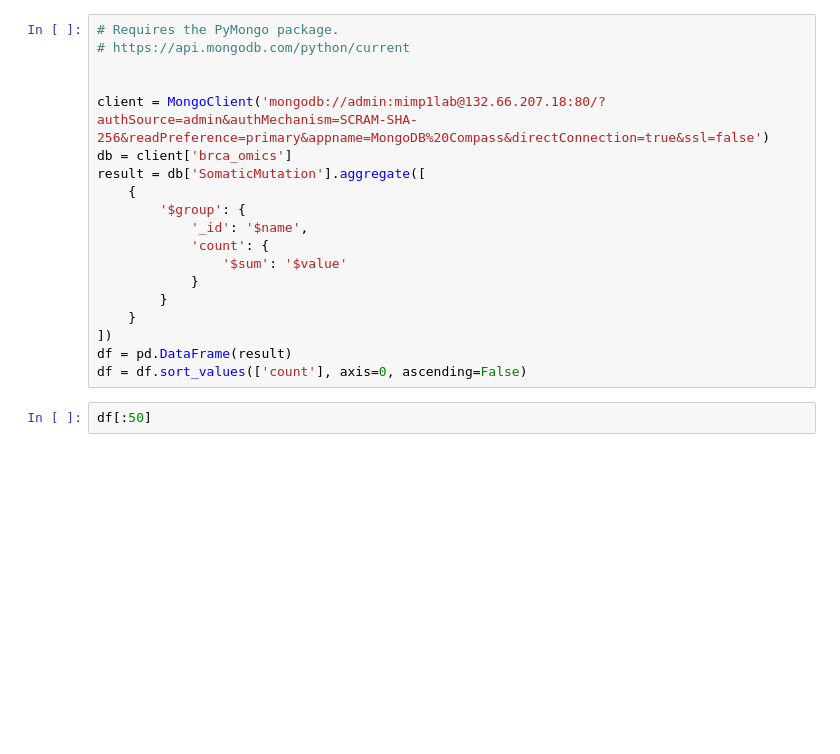
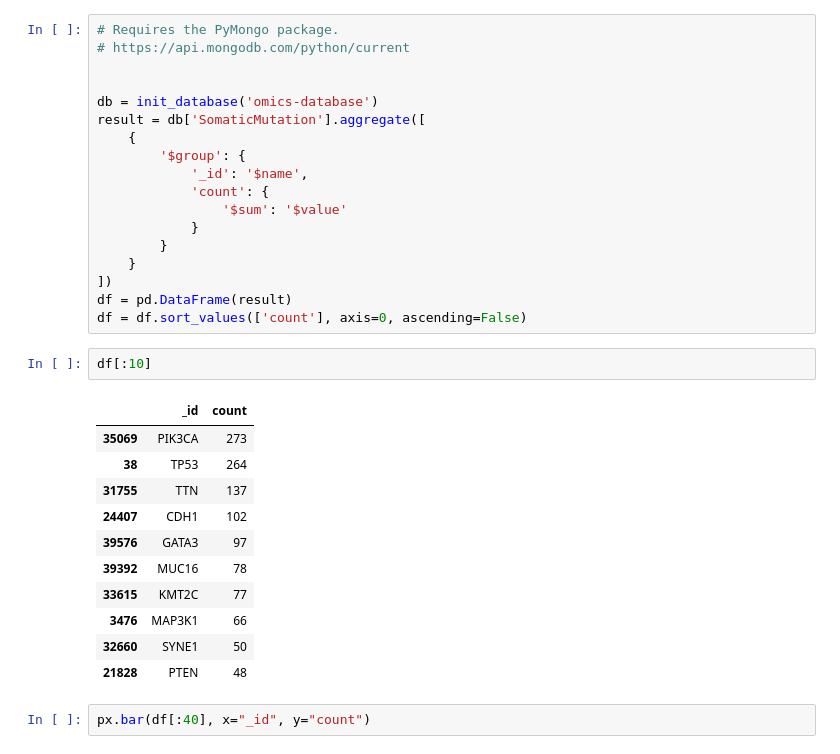
Before and after one commit to ohaddoron/ohad, a Jupyter notebook: notebooks/mutation_combination.ipynb, the cells around one changed output. Drawn from its saved outputs; the diff is of its cells as text; blank space fills up the shorter version.

```diff
--- a/notebooks/mutation_combination.ipynb
+++ b/notebooks/mutation_combination.ipynb
@@ -8,8 +19,7 @@ import itertools
 # https://api.mongodb.com/python/current
 
 
-client = MongoClient('mongodb://admin:mimp1lab@132.66.207.18:80/?authSource=admin&authMechanism=SCRAM-SHA-256&readPreference=primary&appname=MongoDB%20Compass&directConnection=true&ssl=false')
-db = client['brca_omics']
+db = init_database('omics-database')
 result = db['SomaticMutation'].aggregate([
     {
         '$group': {
@@ -23,6 +33,20 @@ result = db['SomaticMutation'].aggregate([
 df = pd.DataFrame(result)
 df = df.sort_values(['count'], axis=0, ascending=False)
 # %%
-df[:50]
+df[:10]
+# %% [output]
+|  | _id | count |
+| 35069 | PIK3CA | 273 |
+| 38 | TP53 | 264 |
+| 31755 | TTN | 137 |
+| 24407 | CDH1 | 102 |
+| 39576 | GATA3 | 97 |
+| 39392 | MUC16 | 78 |
+| 33615 | KMT2C | 77 |
+| 3476 | MAP3K1 | 66 |
+| 32660 | SYNE1 | 50 |
+| 21828 | PTEN | 48 |
+# %%
+px.bar(df[:40], x="_id", y="count")
 # %%
 names = df._id[:10]
```
Also changed, not shown: parts of 14 cells of this notebook, 1 other file.
